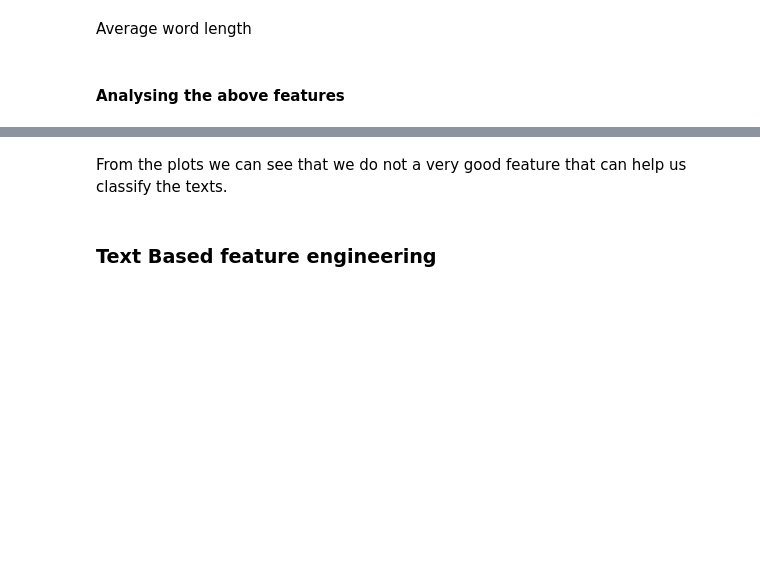
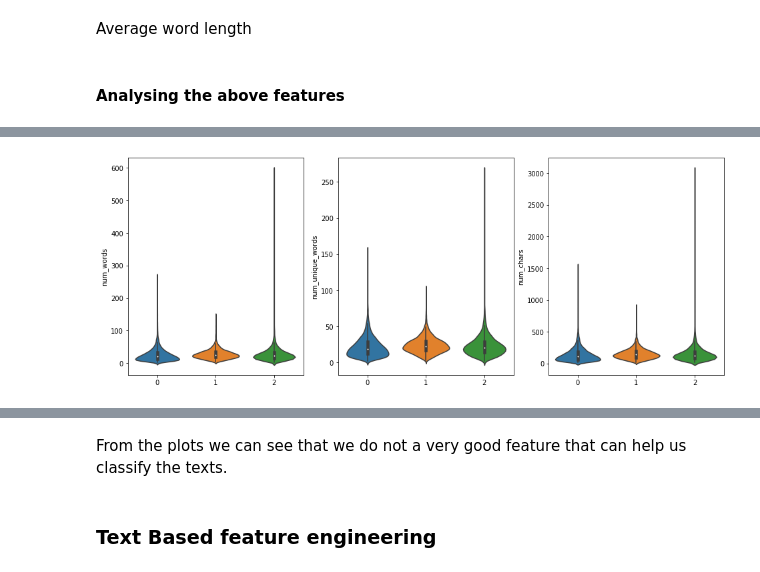
Before and after one commit to nitishmalagi/Spooky-Author-Identification, a Jupyter notebook: Spooky Author Identification.ipynb, the cells around one changed output, grey strips where cells are left out. Saved outputs shown, nothing was run; the diff lists cells and outputs as text; code cells hidden in the pictures; blank space fills up the shorter version.

```diff
--- a/Spooky Author Identification.ipynb
+++ b/Spooky Author Identification.ipynb
@@ -45,4 +101,5 @@ A slight imbalanced dataset.
 # %%
 lbl_enc = preprocessing.LabelEncoder()
-y = lbl_enc.fit_transform(train_df.author.values)
+y = lbl_enc.fit_transform(df.author.values)
+x = df[['id','text']]
 # %%
@@ -99,12 +159,14 @@ train_df.head()
 # %%
 plt.figure(figsize=(16, 6))
 plt.subplot(1,3,1)
-sns.violinplot(x = 'author', y = 'num_words', data = train_df)
+sns.violinplot(x = y_train, y = x_train['num_words'], data = x_train)
 plt.subplot(1,3,2)
-sns.violinplot(x = 'author', y = 'num_unique_words', data = train_df)
+sns.violinplot(x = y_train, y = x_train['num_unique_words'], data = x_train)
 plt.subplot(1,3,3)
-sns.violinplot(x = 'author', y = 'num_chars', data = train_df)
+sns.violinplot(x = y_train, y = x_train['num_chars'], data = x_train)
 plt.show()
+# %% [output]
+[figure, added]
 # %%
 plt.figure(figsize=(16, 6))
 plt.subplot(1,3,1)
```
Also changed, not shown: parts of 26 cells of this notebook.
